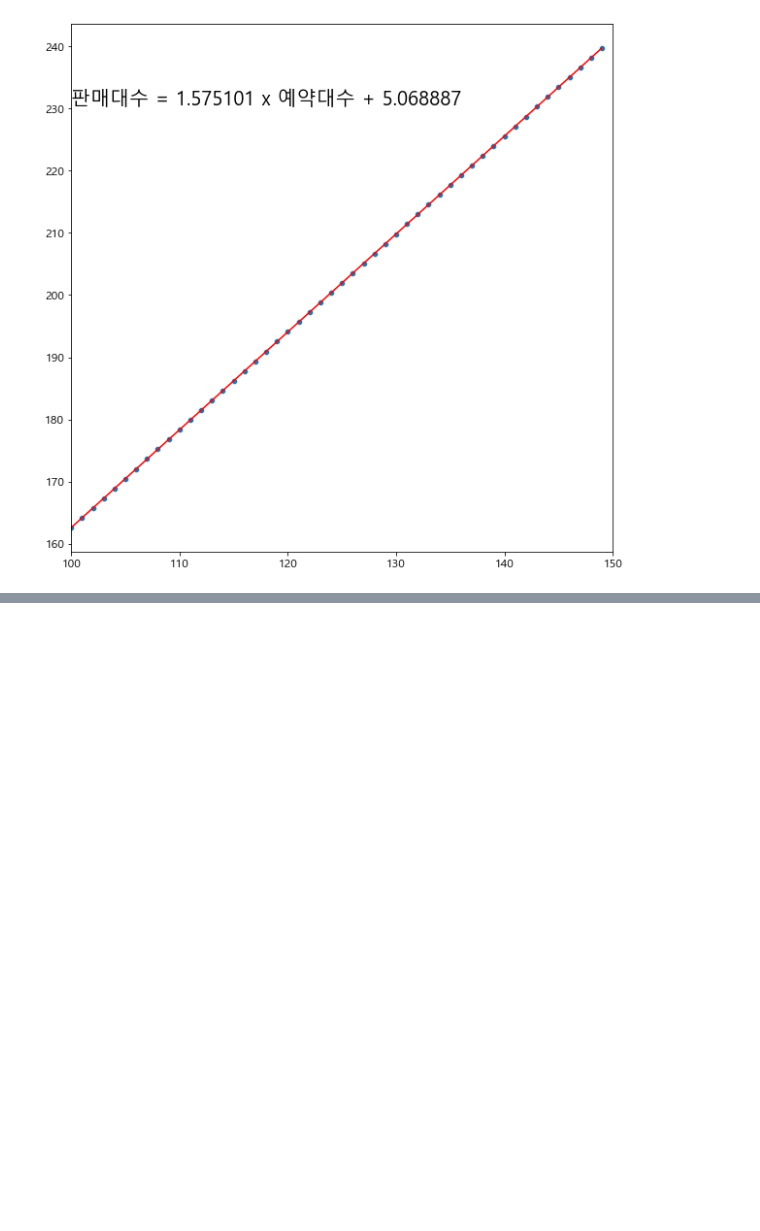
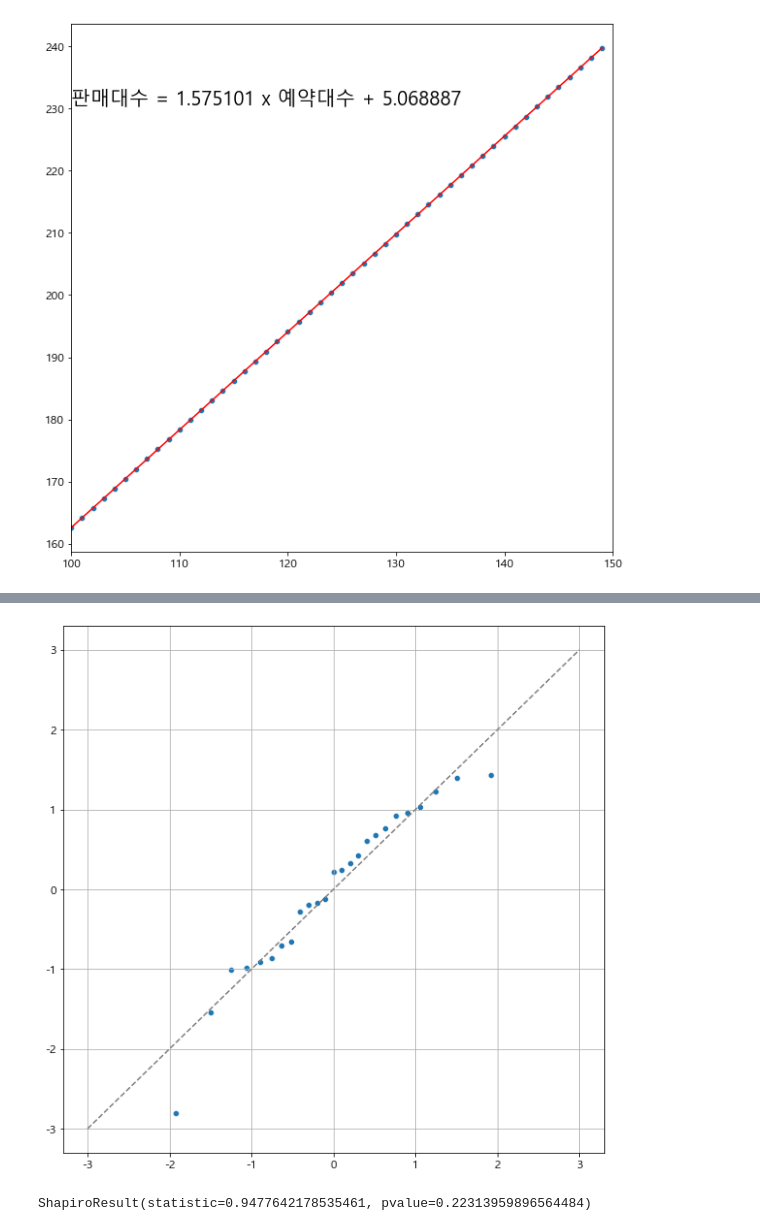
Before and after one commit to junhong-CHEON/python_study, a Jupyter notebook: 상관분석,회귀분석 연습.ipynb, the cells around one changed output, grey strips where cells are left out. Cells and saved outputs as stored; diff of their text form; code cells hidden in the pictures; blank space fills up the shorter version.

```diff
--- a/상관분석,회귀분석 연습.ipynb
+++ b/상관분석,회귀분석 연습.ipynb
@@ -383,0 +472,17 @@ Text(100, 229.75896598252973, '판매대수 = 1.575101 x 예약대수 + 5.068887
+# %%
+# Q-Q plot
+# 잔차의 정규분포 확인
+
+sr = scipy.stats.zscore(residual)
+(x, y), fig = scipy.stats.probplot(sr)
+sns.scatterplot(x=x, y=y)
+plt.plot([-3, 3], [-3, 3], linestyle='--', color='grey')
+plt.grid()
+
+plt.show()
+# %% [output]
+[figure, added]
+# %%
+scipy.stats.shapiro(residual)
+# %% [output]
+ShapiroResult(statistic=0.9477642178535461, pvalue=0.22313959896564484)
```
Also changed, not shown: parts of 56 cells of this notebook, 24 other files.
